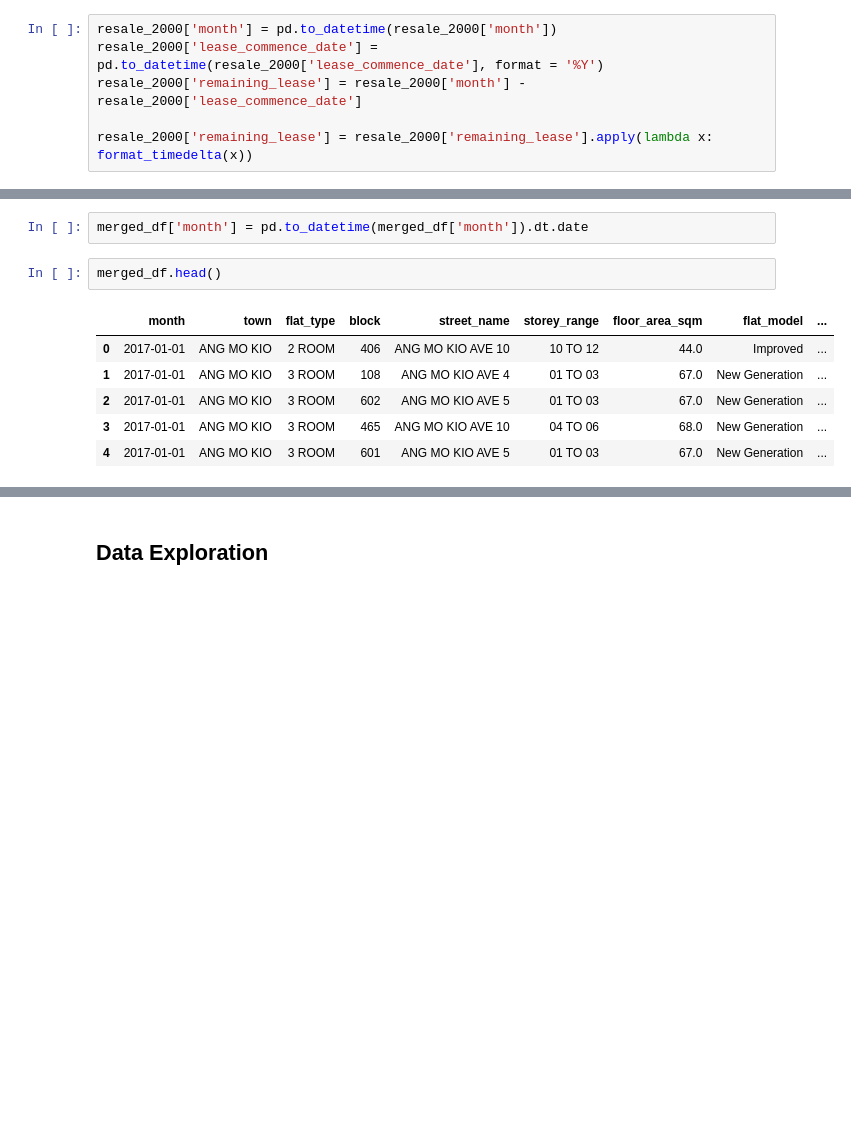
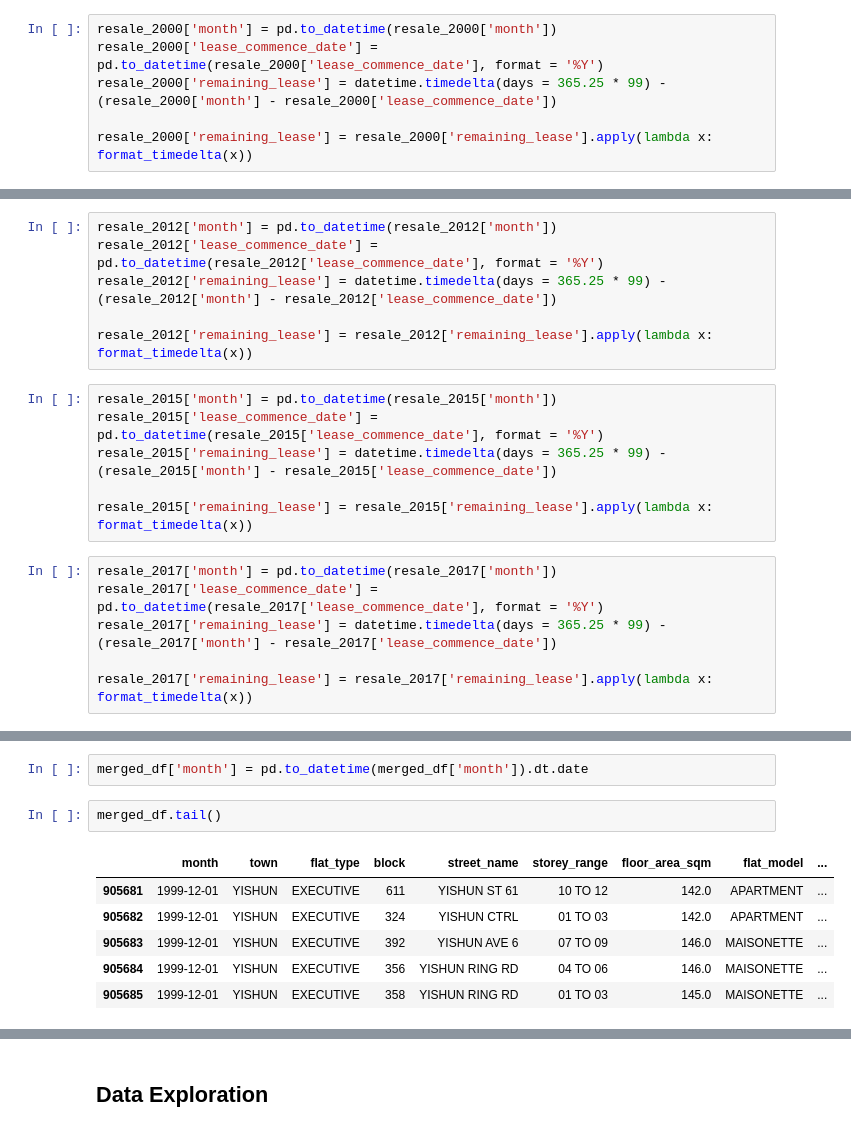
Before and after one commit to erictan23/resaleFlats, a Jupyter notebook: resale_flat.ipynb, the cells around one changed output, grey strips where cells are left out. Saved outputs shown, nothing was run; the diff lists cells and outputs as text; blank space fills up the shorter version.

```diff
--- a/resale_flat.ipynb
+++ b/resale_flat.ipynb
@@ -240,7 +264,7 @@ dtype: bool
 # %%
 resale_2000['month'] = pd.to_datetime(resale_2000['month'])
 resale_2000['lease_commence_date'] = pd.to_datetime(resale_2000['lease_commence_date'], format = '%Y')
-resale_2000['remaining_lease'] = resale_2000['month'] - resale_2000['lease_commence_date']
+resale_2000['remaining_lease'] = datetime.timedelta(days = 365.25 * 99) - (resale_2000['month'] - resale_2000['lease_commence_date'])
 
 resale_2000['remaining_lease'] = resale_2000['remaining_lease'].apply(lambda x: format_timedelta(x))
 # %%
@@ -252,6 +276,24 @@ resale_2000.head()
 | 2 | 2000-01-01 | ANG MO KIO | 3 ROOM | 216 | ANG MO KIO AVE 1 | 07 TO 09 | 73.0 | New Generation | ... |
 | 3 | 2000-01-01 | ANG MO KIO | 3 ROOM | 215 | ANG MO KIO AVE 1 | 07 TO 09 | 73.0 | New Generation | ... |
 | 4 | 2000-01-01 | ANG MO KIO | 3 ROOM | 218 | ANG MO KIO AVE 1 | 07 TO 09 | 67.0 | New Generation | ... |
+# %%
+resale_2012['month'] = pd.to_datetime(resale_2012['month'])
+resale_2012['lease_commence_date'] = pd.to_datetime(resale_2012['lease_commence_date'], format = '%Y')
+resale_2012['remaining_lease'] = datetime.timedelta(days = 365.25 * 99) - (resale_2012['month'] - resale_2012['lease_commence_date'])
+
+resale_2012['remaining_lease'] = resale_2012['remaining_lease'].apply(lambda x: format_timedelta(x))
+# %%
+resale_2015['month'] = pd.to_datetime(resale_2015['month'])
+resale_2015['lease_commence_date'] = pd.to_datetime(resale_2015['lease_commence_date'], format = '%Y')
+resale_2015['remaining_lease'] = datetime.timedelta(days = 365.25 * 99) - (resale_2015['month'] - resale_2015['lease_commence_date'])
+
+resale_2015['remaining_lease'] = resale_2015['remaining_lease'].apply(lambda x: format_timedelta(x))
+# %%
+resale_2017['month'] = pd.to_datetime(resale_2017['month'])
+resale_2017['lease_commence_date'] = pd.to_datetime(resale_2017['lease_commence_date'], format = '%Y')
+resale_2017['remaining_lease'] = datetime.timedelta(days = 365.25 * 99) - (resale_2017['month'] - resale_2017['lease_commence_date'])
+
+resale_2017['remaining_lease'] = resale_2017['remaining_lease'].apply(lambda x: format_timedelta(x))
 # %%
 merged_df = pd.concat([resale_2017, resale_2015, resale_2012,resale_2000, resale_1990], ignore_index=True)
 # %%
@@ -273,11 +315,11 @@ merged_df
 # %%
 merged_df['month'] = pd.to_datetime(merged_df['month']).dt.date
 # %%
-merged_df.head()
+merged_df.tail()
 # %% [output]
 |  | month | town | flat_type | block | street_name | storey_range | floor_area_sqm | flat_model | ... |
-| 0 | 2017-01-01 | ANG MO KIO | 2 ROOM | 406 | ANG MO KIO AVE 10 | 10 TO 12 | 44.0 | Improved | ... |
-| 1 | 2017-01-01 | ANG MO KIO | 3 ROOM | 108 | ANG MO KIO AVE 4 | 01 TO 03 | 67.0 | New Generation | ... |
-| 2 | 2017-01-01 | ANG MO KIO | 3 ROOM | 602 | ANG MO KIO AVE 5 | 01 TO 03 | 67.0 | New Generation | ... |
-| 3 | 2017-01-01 | ANG MO KIO | 3 ROOM | 465 | ANG MO KIO AVE 10 | 04 TO 06 | 68.0 | New Generation | ... |
-| 4 | 2017-01-01 | ANG MO KIO | 3 ROOM | 601 | ANG MO KIO AVE 5 | 01 TO 03 | 67.0 | New Generation | ... |
+| 905681 | 1999-12-01 | YISHUN | EXECUTIVE | 611 | YISHUN ST 61 | 10 TO 12 | 142.0 | APARTMENT | ... |
+| 905682 | 1999-12-01 | YISHUN | EXECUTIVE | 324 | YISHUN CTRL | 01 TO 03 | 142.0 | APARTMENT | ... |
+| 905683 | 1999-12-01 | YISHUN | EXECUTIVE | 392 | YISHUN AVE 6 | 07 TO 09 | 146.0 | MAISONETTE | ... |
+| 905684 | 1999-12-01 | YISHUN | EXECUTIVE | 356 | YISHUN RING RD | 04 TO 06 | 146.0 | MAISONETTE | ... |
+| 905685 | 1999-12-01 | YISHUN | EXECUTIVE | 358 | YISHUN RING RD | 01 TO 03 | 145.0 | MAISONETTE | ... |
```
Also changed, not shown: parts of 102 cells of this notebook.
